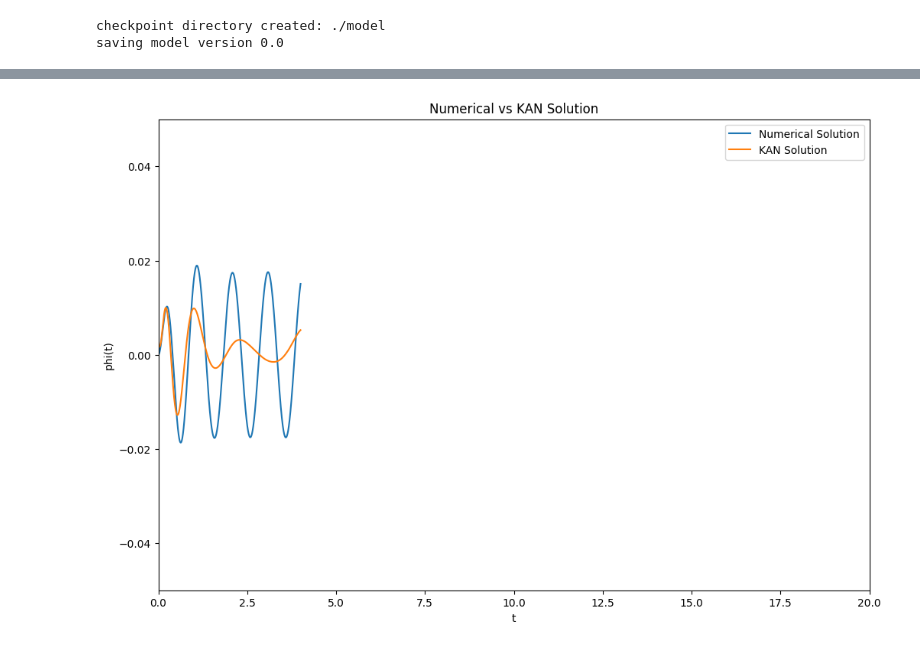
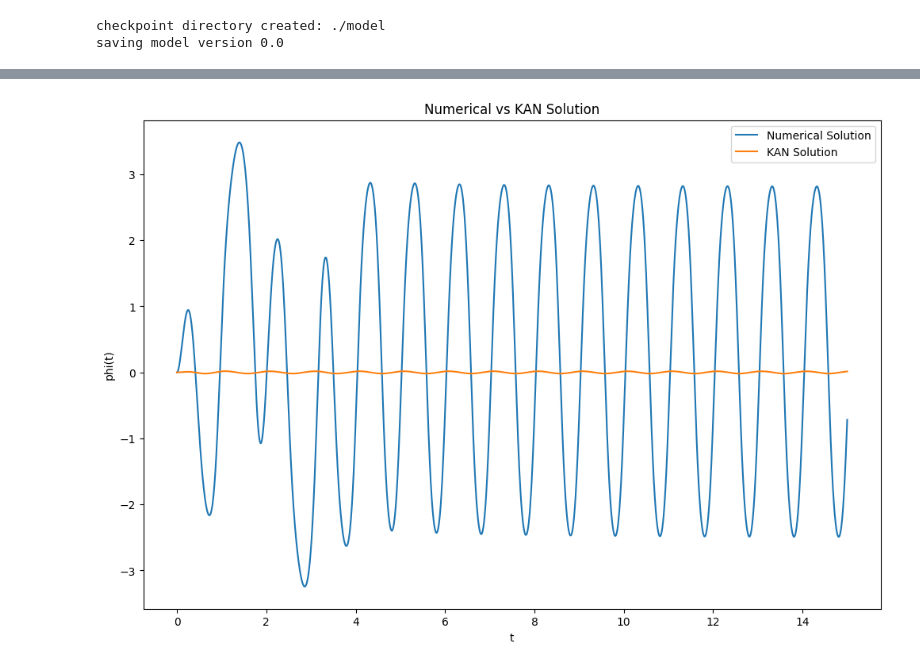
Before and after one commit to Brandon-Ism/Physics-Equations-PINNs, a Jupyter notebook: notebooks/KAN_Driven_Damped_Pendulum_gamma_1_01.ipynb, the cells around one changed output, grey strips where cells are left out. Cells and saved outputs as stored; diff of their text form; code cells hidden in the pictures.

Commit message:
kaggle run | updated equation for gamma=1.01 | first run for...

```diff
--- a/notebooks/KAN_Driven_Damped_Pendulum_gamma_1_01.ipynb
+++ b/notebooks/KAN_Driven_Damped_Pendulum_gamma_1_01.ipynb
@@ -48,18 +49,34 @@ lambda_val = omega_val / 2
 gamma_val = 1.01
 omegaSQ_val = omega_val ** 2
 f_val = gamma_val * omegaSQ_val
+# %%
+# This is the function for scipy odeint that helps it to solve the diff equation
+# Differential equation
+def helper(t, theta):
+    theta, z = theta
+    dthetadt = [z, f_val * math.cos(Omega_val * t) - omegaSQ_val * math.sin(theta) - lambda_val * z]
+    return dthetadt
 # %%
 # Define the driven damped pendulum differential equation
-def driven_damped_pendulum(t, y, omega, lambda_, gamma, Omega):
-    theta, omega_dot = y
-    dydt = [omega_dot, -lambda_ * omega_dot - omega**2 * np.sin(theta) + gamma * np.cos(Omega * t)]
-    return dydt
+#def driven_damped_pendulum(t, y, omega, lambda_, gamma, Omega):
+#    theta, omega_dot = y
+#   dydt = [omega_dot, -lambda_ * omega_dot - omega**2 * np.sin(theta) + gamma * np.cos(Omega * t)]
+ #   return dydt
+
+
 
 # Initial conditions
-y0 = [0.0, 0.0]
+y0 = [0, 0]
+start_val = 0
+end_val = 15
+
+initial_conditions = [0, 0]
 
 # Time points
-t = np.linspace(0, 4, 5000)
+t = np.linspace(start_val, end_val, 15000)
+
+
+sol = solve_ivp(helper, [start_val, end_val], initial_conditions, t_eval=t, method='LSODA', rtol=1e-6, atol=1e-8)
 
 # Solve the differential equation using solve_ivp
-sol = solve_ivp(driven_damped_pendulum, [t[0], t[-1]], y0, args=(omega_val, lambda_val, gamma_val, Omega_val), t_eval=t, method='LSODA', rtol=1e-6, atol=1e-8)
+# sol = solve_ivp(driven_damped_pendulum, [t[0], t[-1]], y0, args=(omega_val, lambda_val, gamma_val, Omega_val), t_eval=t, method='LSODA', rtol=1e-6, atol=1e-8)
@@ -71,7 +99,7 @@ ode_df.to_csv('ode_solver_results.csv', index=False)
 # Generate training data
 x = torch.tensor(t, dtype=torch.float32).view(-1, 1)
 y = torch.tensor(sol.y[0], dtype=torch.float32).view(-1, 1)
-x_physics = torch.linspace(0, 15, 10000).view(-1,1).requires_grad_(True) # sample locations over the problem domain
+x_physics = torch.linspace(0, 15, 15000).view(-1,1).requires_grad_(True) # sample locations over the problem domain
 x_boundary = torch.tensor([[0.0]]).requires_grad_(True)
 # %%
 print({type(x_physics)})
@@ -81,7 +109,7 @@ print({type(x_physics)})
 from kan import *
 # Define the KAN model
 physics_weight = 1e-3
-model = KAN(width=[1,10,10,1], grid=5, k=3, seed=0)
+model = KAN(width=[1,15,15,1], grid=5, k=3, seed=0)
 #model = KAN(width=[1,10,1], grid=5, k=3, grid_eps=1.0) #noise scale base error after pykan updates
 model.update_grid_from_samples(x_physics)
 optimizer = torch.optim.Adam(model.parameters(), lr=1e-2)
@@ -161,18 +201,15 @@ kan_df.to_csv('kan_results.csv', index=False)
 # %%
 # Plot both the numerical and KAN solutions
 plt.figure(figsize=(12, 8))
 plt.plot(sol.t, sol.y[0], label='Numerical Solution')
 plt.plot(t, y_kan, label='KAN Solution')
 plt.xlabel('t')
 plt.ylabel('phi(t)')
 plt.legend()
 plt.title('Numerical vs KAN Solution')
 
-# limits for zooming in
-plt.xlim(0, 20)
-plt.ylim(-0.05, 0.05)
 
-plt.savefig('/kaggle/working/KAN_0008.png')
+plt.savefig('/kaggle/working/KAN_vs_Numerical.png')
 plt.show()
 # %% [output]
-[figure, old version]
+[figure, new version]
```
Also changed, not shown: parts of 6 cells of this notebook.
